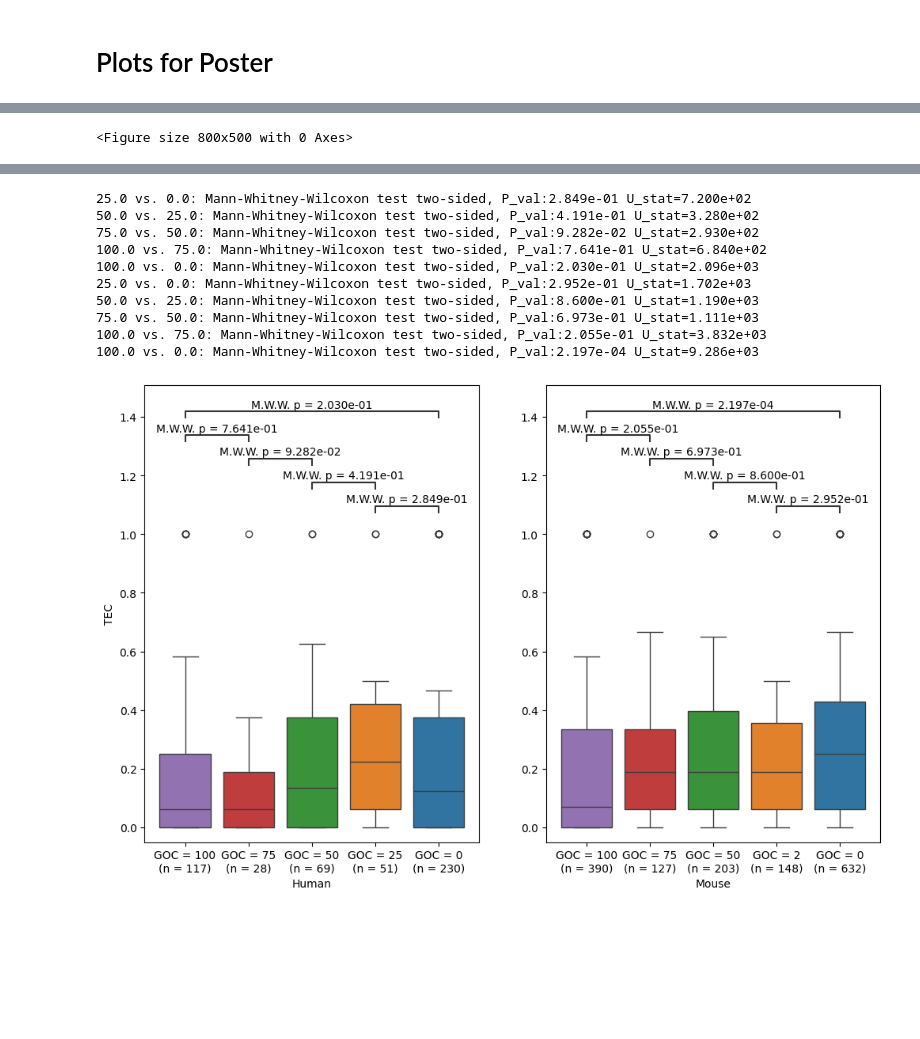
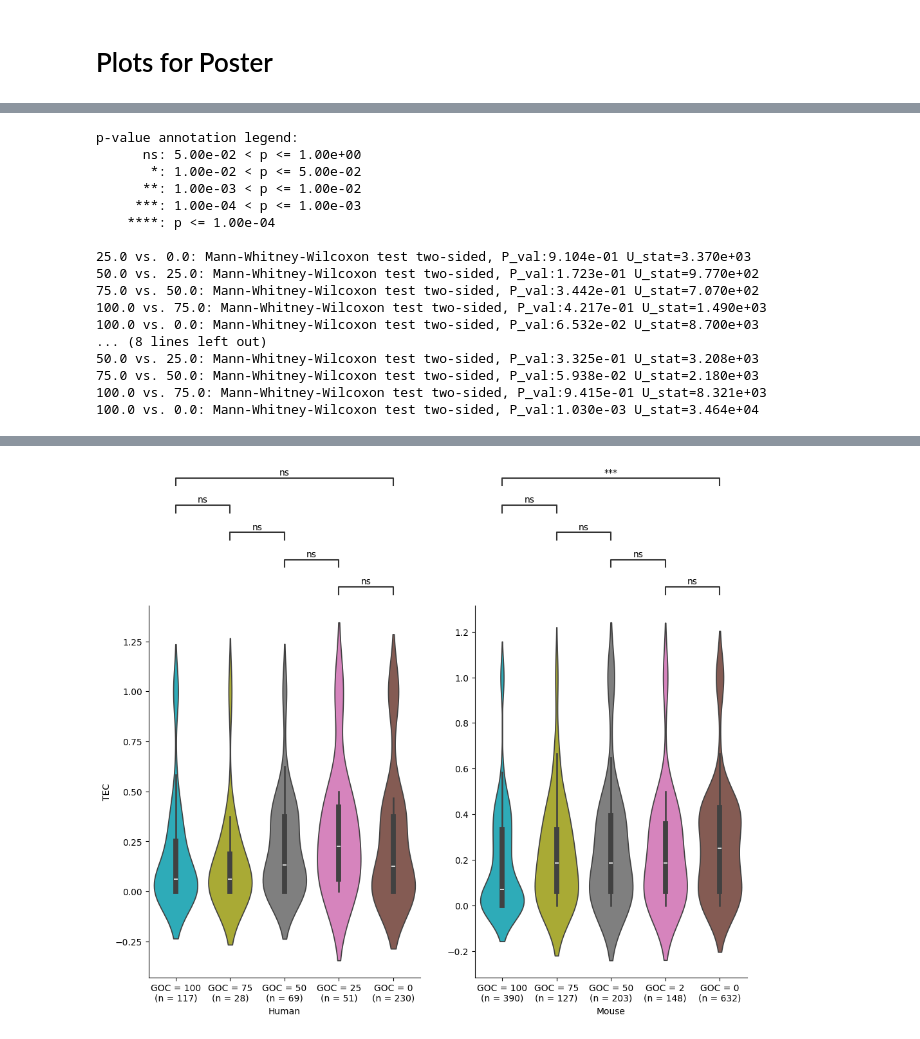
Before and after one commit to AndrewH72/Gene-Duplication, a Jupyter notebook: scripts/dataAnalysis.ipynb, the cells around one changed output, grey strips where cells are left out. Cells and saved outputs as stored; diff of their text form; code cells hidden in the pictures; blank space fills up the shorter version.

```diff
--- a/scripts/dataAnalysis.ipynb
+++ b/scripts/dataAnalysis.ipynb
@@ -1194,8 +1196,10 @@ translationTable = {
     "daughter": "Daughter"
 }
 # %%
-orthoTable = pd.read_csv("/Users/andrewhsu/Projects/McNair/data/orthologTableDistDupeBioTypeParentalDaughterGOEPExon.csv")
-orthoTableEP = orthoTable.iloc[:, np.r_[0:4, 11:12, 14:16, -20:-4]]
+orthoTable = pd.read_parquet("/Users/andrewhsu/Projects/McNair/data/orthologTableDistDupeBioTypeParentalDaughterGOEPExondNdSProtIDTauEBModeEvol.parquet")
+orthoTableNoRetro = orthoTable[(orthoTable["Number of Human Exons"] != 1) & (orthoTable["Number of Mouse Exons"] != 1)].iloc[:, np.r_[0:4, 11:12, 14:16, 18:35, 43:47]]
+orthoTableNoOverUnderRepresentation = orthoTable[(orthoTable["+/-"] == "nan")].iloc[:, np.r_[0:4, 11:12, 14:16, 18:35, 43:47]]
+orthoTableEP = orthoTable.iloc[:, np.r_[0:4, 11:12, 14:16, 18:35, 43:47]]
 display(orthoTableEP)
 # %% [output]
 |  | Gene stable ID | Mouse gene stable ID | Mouse homology type | Mouse Gene-order conservation score | Duplicated Species | ... |
@@ -1501,12 +1534,16 @@ sigTestPairs = [("ortholog_one2one", "ortholog_one2many"), ("ortholog_one2one",
 plt.figure(figsize=(12, 7.5))
 for distMetric in orthoTableHomology.columns[4:9]:
     filteredDF = orthoTableHomology.dropna(subset=distMetric)
-    ax = sns.violinplot(data=filteredDF, x="Mouse homology type", y=distMetric, hue="Mouse homology type", order=["ortholog_one2one", "ortholog_one2many", "ortholog_many2many"])
+    ax = sns.violinplot(data=filteredDF, x="Mouse homology type", y=distMetric, hue="Mouse homology type", order=["ortholog_one2one", "ortholog_one2many", "ortholog_many2many"], inner="box")
+    # sns.striplot(data=filteredDF, x="Mouse homology type", y=distMetric, hue="Mouse homology type", size=2, alpha=0.25, order=["ortholog_one2one", "ortholog_one2many", "ortholog_many2many"], ax=ax)
     annotator = Annotator(ax, sigTestPairs, data=orthoTableHomology, x="Mouse homology type", y=distMetric, order=["ortholog_one2one", "ortholog_one2many", "ortholog_many2many"])
-    annotator.configure(test="Mann-Whitney", text_format="full", loc="inside")
+    annotator.configure(test="Mann-Whitney", text_format="star", loc="outside")
     annotator.apply_and_annotate()
     ax.set_xlabel("Ortholog Type")
+    if distMetric == "PearDist":
+        ax.set_ylabel("Pearson Distance")
     ax.set_xticks([0, 1, 2], [f"One-to-one\n(n = {filteredDF[filteredDF["Mouse homology type"] == "ortholog_one2one"].shape[0]:,})", f"One-to-many\n(n = {filteredDF[filteredDF["Mouse homology type"] == "ortholog_one2many"].shape[0]:,})", f"Many-to-many\n(n = {filteredDF[filteredDF["Mouse homology type"] == "ortholog_many2many"].shape[0]:,})"])
+    sns.despine()
     plt.savefig(f"/Users/andrewhsu/Projects/McNair/plots/orthoCompare/violin{distMetric}.png", dpi=300, bbox_inches="tight")
-    # plt.show()
+    plt.show()
 # %% [output]
@@ -1534,6 +1606,7 @@ ortholog_one2one vs. ortholog_many2many: Mann-Whitney-Wilcoxon test two-sided, P
 humanPD = pd.read_parquet("/Users/andrewhsu/Projects/McNair/data/humanParentDaughter.parquet")
 mousePD = pd.read_parquet("/Users/andrewhsu/Projects/McNair/data/mouseParentDaughter.parquet")
 
+colors = list(sns.color_palette("tab10", 10))[3:5]
 for distMetricIdx in range(5, 15, 2):
     fig, axes = plt.subplots(1, 2, figsize=(12, 7.5))
     filteredHumanDF = humanPD.iloc[:, distMetricIdx: distMetricIdx + 2]
@@ -1541,21 +1614,24 @@ for distMetricIdx in range(5, 15, 2):
     col1 = humanPD.columns[distMetricIdx]
     col2 = humanPD.columns[distMetricIdx + 1]
 
-    sns.violinplot(data=filteredHumanDF[[col1, col2]], ax=axes[0])
+    sns.violinplot(data=filteredHumanDF[[col1, col2]], ax=axes[0], inner="box", palette=colors)
     annotator = Annotator(axes[0], pairs=[(col1, col2)], data=filteredHumanDF[[col1, col2]])
-    annotator.configure(test="Mann-Whitney", text_format="full", loc="inside")
+    annotator.configure(test="Mann-Whitney", text_format="star", loc="outside")
     annotator.apply_and_annotate()
     axes[0].set_ylabel(col1.replace(" Parent", ""))
     axes[0].set_xticks([0, 1], [f"Parental\n(n = {filteredHumanDF[col1].shape[0]})", f"Daughter\n(n = {filteredHumanDF[col2].shape[0]})"])
+    if distMetricIdx == 11:
+        axes[0].set_ylabel("Pearson Distance")
     axes[0].set_xlabel("Human")
 
-    sns.violinplot(data=filteredMouseDF[[col1, col2]], ax=axes[1])
+    sns.violinplot(data=filteredMouseDF[[col1, col2]], ax=axes[1], palette=colors)
     annotator = Annotator(axes[1], pairs=[(col1, col2)], data=filteredMouseDF[[col1, col2]])
-    annotator.configure(test="Mann-Whitney", text_format="full", loc="inside")
+    annotator.configure(test="Mann-Whitney", text_format="star", loc="outside")
     annotator.apply_and_annotate()
     axes[1].set_xticks([0, 1], [f"Parental\n(n = {filteredMouseDF[col1].shape[0]})", f"Daughter\n(n = {filteredMouseDF[col2].shape[0]})"])
     axes[1].set_xlabel("Mouse")
 
+    sns.despine()
     plt.savefig(f"/Users/andrewhsu/Projects/McNair/plots/parentDaughterCompare/violin{col1.replace(" Parent", "")}.png", dpi=300, bbox_inches="tight")
     plt.show()
 # %% [output]
@@ -1578,24 +1724,28 @@ TEC Parent vs. TEC Daughter: Mann-Whitney-Wilcoxon test two-sided, P_val:1.376e-
 gocScoreChoices = [100.0, 75.0, 50.0, 25.0, 0.0]
 testPairs = [(0.0, 25.0), (25.0, 50.0), (50.0, 75.0), (75.0, 100.0), (0.0, 100.0)]
 orthoTableOne2Many = orthoTable[orthoTable["Mouse homology type"] == "ortholog_one2many"]
+
+colors = list(sns.color_palette("tab10", 10))[5:10]
 for distMetric in orthoTableOne2Many.columns[4:9]:
     fig, axes = plt.subplots(1, 2, figsize=(12, 7.5))
     filteredHumanDF = orthoTableOne2Many[(orthoTableOne2Many["Duplicated Species"] == "Human")]
     filteredMouseDF = orthoTableOne2Many[(orthoTableOne2Many["Duplicated Species"] == "Mouse")]
-    sns.boxplot(data=filteredHumanDF, x="Mouse Gene-order conservation score", y=distMetric, hue="Mouse Gene-order conservation score", palette="tab10", order=gocScoreChoices, legend=False, ax=axes[0])
+    sns.violinplot(data=filteredHumanDF, x="Mouse Gene-order conservation score", y=distMetric, hue="Mouse Gene-order conservation score", order=gocScoreChoices, legend=False, ax=axes[0], palette=colors)
     annotator = Annotator(axes[0], pairs=testPairs, x="Mouse Gene-order conservation score", y=distMetric, data=filteredHumanDF, order=gocScoreChoices)
-    annotator.configure(test="Mann-Whitney", text_format="full", loc="inside")
+    annotator.configure(test="Mann-Whitney", text_format="star", loc="outside")
     annotator.apply_and_annotate()
     axes[0].set_xticks([0, 1, 2, 3, 4], [f"GOC = 100\n(n = {filteredHumanDF[filteredHumanDF["Mouse Gene-order conservation score"] == 100].shape[0]})",
                                   f"GOC = 75\n(n = {filteredHumanDF[filteredHumanDF["Mouse Gene-order conservation score"] == 75].shape[0]})",
                                   f"GOC = 50\n(n = {filteredHumanDF[filteredHumanDF["Mouse Gene-order conservation score"] == 50].shape[0]})",
                                   f"GOC = 25\n(n = {filteredHumanDF[filteredHumanDF["Mouse Gene-order conservation score"] == 25].shape[0]})",
                                   f"GOC = 0\n(n = {filteredHumanDF[filteredHumanDF["Mouse Gene-order conservation score"] == 0].shape[0]})"])
+    if distMetric == "PearDist":
+        axes[0].set_ylabel("Pearson Distance")
     axes[0].set_xlabel("Human")
 
-    sns.boxplot(data=filteredMouseDF, x="Mouse Gene-order conservation score", y=distMetric, hue="Mouse Gene-order conservation score", palette="tab10", order=gocScoreChoices, legend=False, ax=axes[1])
+    sns.violinplot(data=filteredMouseDF, x="Mouse Gene-order conservation score", y=distMetric, hue="Mouse Gene-order conservation score", order=gocScoreChoices, legend=False, ax=axes[1], palette=colors)
     annotator = Annotator(axes[1], pairs=testPairs, x="Mouse Gene-order conservation score", y=distMetric, data=filteredMouseDF, order=gocScoreChoices)
-    annotator.configure(test="Mann-Whitney", text_format="full", loc="inside")
+    annotator.configure(test="Mann-Whitney", text_format="star", loc="outside")
     annotator.apply_and_annotate()
     axes[1].set_xticks([0, 1, 2, 3, 4], [f"GOC = 100\n(n = {filteredMouseDF[filteredMouseDF["Mouse Gene-order conservation score"] == 100].shape[0]})",
                                   f"GOC = 75\n(n = {filteredMouseDF[filteredMouseDF["Mouse Gene-order conservation score"] == 75].shape[0]})",
@@ -1604,6 +1754,7 @@ for distMetric in orthoTableOne2Many.columns[4:9]:
                                   f"GOC = 0\n(n = {filteredMouseDF[filteredMouseDF["Mouse Gene-order conservation score"] == 0].shape[0]})"])
     axes[1].set_xlabel("Mouse")
     axes[1].set_ylabel("")
-    plt.savefig(f"/Users/andrewhsu/Projects/McNair/plots/GOCCompare/boxCompareGOC{distMetric}.png", dpi=300, bbox_inches="tight")
+    sns.despine()
+    plt.savefig(f"/Users/andrewhsu/Projects/McNair/plots/GOCCompare/violinCompareGOC{distMetric}.png", dpi=300, bbox_inches="tight")
     plt.show()
 # %% [output]
@@ -1620 +1779,17 @@ for distMetric in orthoTableOne2Many.columns[4:9]:
-<Figure size 800x500 with 0 Axes>
+p-value annotation legend:
+      ns: 5.00e-02 < p <= 1.00e+00
+       *: 1.00e-02 < p <= 5.00e-02
+      **: 1.00e-03 < p <= 1.00e-02
+     ***: 1.00e-04 < p <= 1.00e-03
+    ****: p <= 1.00e-04
+
+25.0 vs. 0.0: Mann-Whitney-Wilcoxon test two-sided, P_val:9.104e-01 U_stat=3.370e+03
+50.0 vs. 25.0: Mann-Whitney-Wilcoxon test two-sided, P_val:1.723e-01 U_stat=9.770e+02
+75.0 vs. 50.0: Mann-Whitney-Wilcoxon test two-sided, P_val:3.442e-01 U_stat=7.070e+02
+100.0 vs. 75.0: Mann-Whitney-Wilcoxon test two-sided, P_val:4.217e-01 U_stat=1.490e+03
+100.0 vs. 0.0: Mann-Whitney-Wilcoxon test two-sided, P_val:6.532e-02 U_stat=8.700e+03
+... (8 lines left out)
+50.0 vs. 25.0: Mann-Whitney-Wilcoxon test two-sided, P_val:3.325e-01 U_stat=3.208e+03
+75.0 vs. 50.0: Mann-Whitney-Wilcoxon test two-sided, P_val:5.938e-02 U_stat=2.180e+03
+100.0 vs. 75.0: Mann-Whitney-Wilcoxon test two-sided, P_val:9.415e-01 U_stat=8.321e+03
+100.0 vs. 0.0: Mann-Whitney-Wilcoxon test two-sided, P_val:1.030e-03 U_stat=3.464e+04
@@ -1655,11 +1850 @@ for distMetric in orthoTableOne2Many.columns[4:9]:
-25.0 vs. 0.0: Mann-Whitney-Wilcoxon test two-sided, P_val:2.849e-01 U_stat=7.200e+02
-50.0 vs. 25.0: Mann-Whitney-Wilcoxon test two-sided, P_val:4.191e-01 U_stat=3.280e+02
-75.0 vs. 50.0: Mann-Whitney-Wilcoxon test two-sided, P_val:9.282e-02 U_stat=2.930e+02
-100.0 vs. 75.0: Mann-Whitney-Wilcoxon test two-sided, P_val:7.641e-01 U_stat=6.840e+02
-100.0 vs. 0.0: Mann-Whitney-Wilcoxon test two-sided, P_val:2.030e-01 U_stat=2.096e+03
-25.0 vs. 0.0: Mann-Whitney-Wilcoxon test two-sided, P_val:2.952e-01 U_stat=1.702e+03
-50.0 vs. 25.0: Mann-Whitney-Wilcoxon test two-sided, P_val:8.600e-01 U_stat=1.190e+03
-75.0 vs. 50.0: Mann-Whitney-Wilcoxon test two-sided, P_val:6.973e-01 U_stat=1.111e+03
-100.0 vs. 75.0: Mann-Whitney-Wilcoxon test two-sided, P_val:2.055e-01 U_stat=3.832e+03
-100.0 vs. 0.0: Mann-Whitney-Wilcoxon test two-sided, P_val:2.197e-04 U_stat=9.286e+03
-[figure, old version]
+[figure, new version]
```
Also changed, not shown: parts of 14 cells of this notebook, 22 other files.
